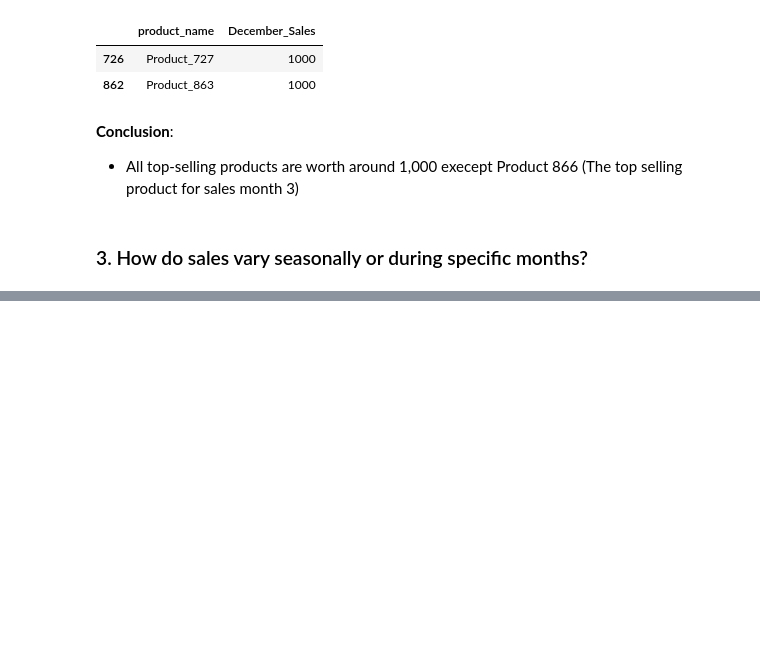
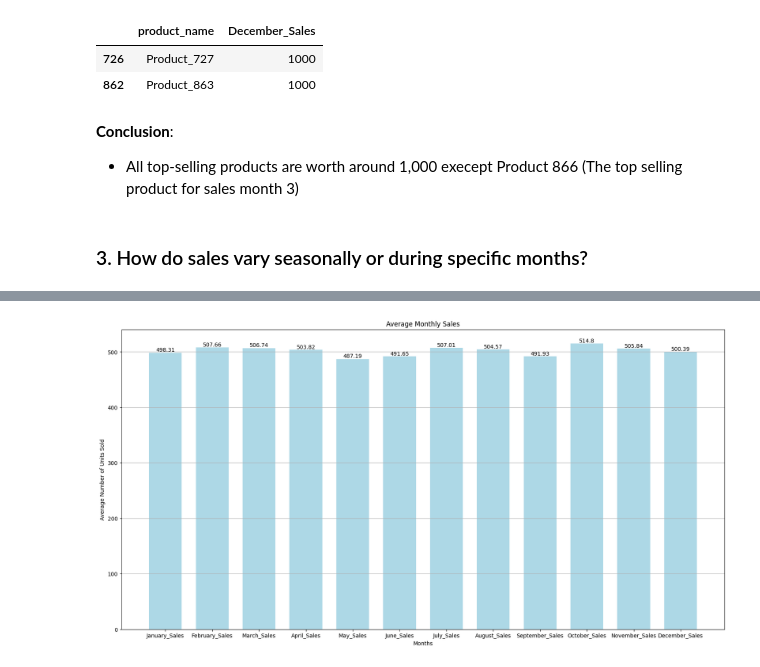
Before and after one commit to Willnguyen02/E-commerce-Sales-Analytics, a Jupyter notebook: Main.ipynb, the cells around one changed output, grey strips where cells are left out. Cells and saved outputs as stored; diff of their text form; code cells hidden in the pictures; blank space fills up the shorter version.

```diff
--- a/Main.ipynb
+++ b/Main.ipynb
@@ -245,0 +248,16 @@ fall = df[['September_Sales', 'October_Sales', 'November_Sales']]
+# %%
+# Calculated the average amount of units sold for each month
+months = ['January_Sales', 'February_Sales', 'March_Sales', 'April_Sales', 'May_Sales', 'June_Sales', 'July_Sales', 'August_Sales', 'September_Sales', 'October_Sales', 'November_Sales', 'December_Sales']
+avg_month_sales = []
+
+
+for month in months:
+    value = df[month].mean().round(2)
+    avg_month_sales.append(value)
+
+month_sales = pd.DataFrame({
+    'Months': months,
+    'Average Monthly Sales': avg_month_sales
+})
+
+month_sales
@@ -245,0 +278,19 @@ fall = df[['September_Sales', 'October_Sales', 'November_Sales']]
+# %%
+# Ploted a barplot displaying the average number of units sold for each month
+plt.figure(figsize=(20,10))
+barplot = plt.bar(
+    'Months',
+    'Average Monthly Sales',
+    data = month_sales,
+    color = 'lightblue',
+    width = 0.7
+)
+
+plt.title('Average Monthly Sales')
+plt.ylabel('Average Number of Units Sold')
+plt.xlabel('Months')
+plt.grid(axis = 'y')
+plt.bar_label(barplot, label_type = 'edge')
+plt.show()
+# %% [output]
+[figure, added]
```
Also changed, not shown: parts of 10 cells of this notebook.
